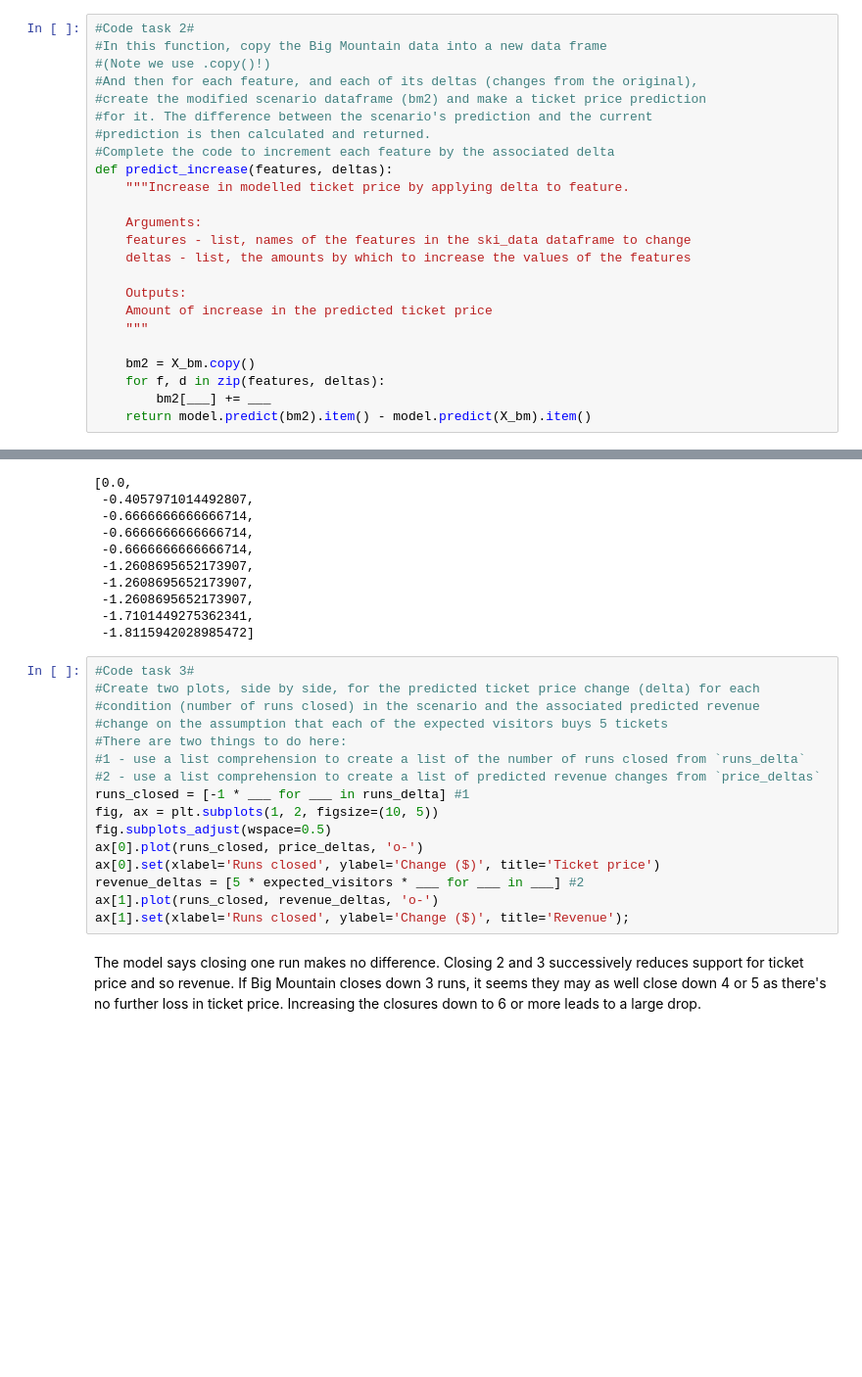
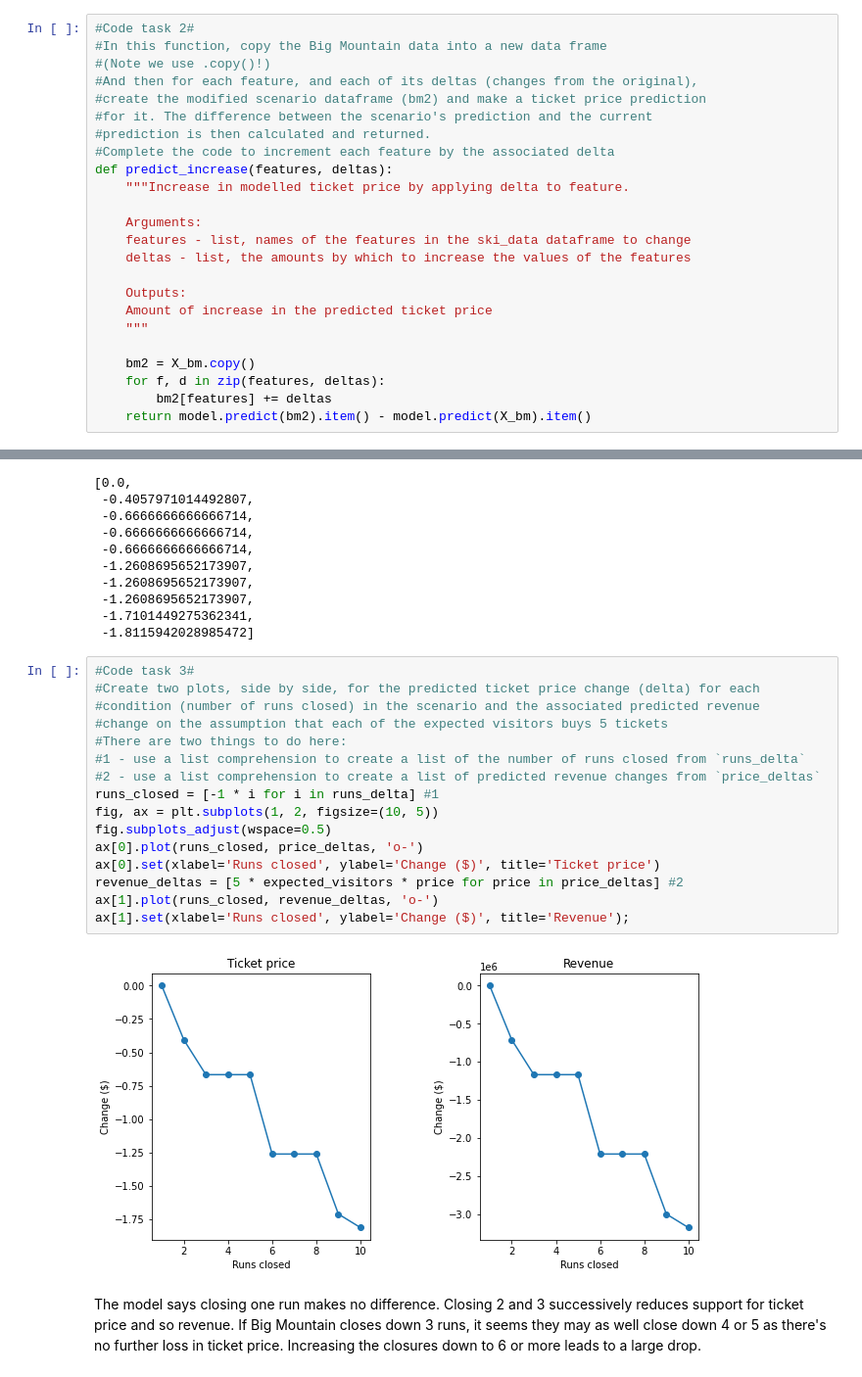
Before and after one commit to naturesbless/DataScienceGuidedCapstone, a Jupyter notebook: Notebooks/05_modeling.ipynb, the cells around one changed output, grey strips where cells are left out. Shown: that part at 98% size. Drawn from its saved outputs; the diff is of its cells as text; blank space fills up the shorter version.

```diff
--- a/Notebooks/05_modeling.ipynb
+++ b/Notebooks/05_modeling.ipynb
@@ -311,7 +311,7 @@ def predict_increase(features, deltas):
 
     bm2 = X_bm.copy()
     for f, d in zip(features, deltas):
-        bm2[___] += ___
+        bm2[features] += deltas
     return model.predict(bm2).item() - model.predict(X_bm).item()
 # %% [markdown]
 ### 5.9.1 Scenario 1<a id='5.9.1_Scenario_1'></a>
@@ -340,19 +340,21 @@ price_deltas
 # %%
 #Code task 3#
 #Create two plots, side by side, for the predicted ticket price change (delta) for each
 #condition (number of runs closed) in the scenario and the associated predicted revenue
 #change on the assumption that each of the expected visitors buys 5 tickets
 #There are two things to do here:
 #1 - use a list comprehension to create a list of the number of runs closed from `runs_delta`
 #2 - use a list comprehension to create a list of predicted revenue changes from `price_deltas`
-runs_closed = [-1 * ___ for ___ in runs_delta] #1
+runs_closed = [-1 * i for i in runs_delta] #1
 fig, ax = plt.subplots(1, 2, figsize=(10, 5))
 fig.subplots_adjust(wspace=0.5)
 ax[0].plot(runs_closed, price_deltas, 'o-')
 ax[0].set(xlabel='Runs closed', ylabel='Change ($)', title='Ticket price')
-revenue_deltas = [5 * expected_visitors * ___ for ___ in ___] #2
+revenue_deltas = [5 * expected_visitors * price for price in price_deltas] #2
 ax[1].plot(runs_closed, revenue_deltas, 'o-')
 ax[1].set(xlabel='Runs closed', ylabel='Change ($)', title='Revenue');
+# %% [output]
+[figure, added]
 # %% [markdown]
 The model says closing one run makes no difference. Closing 2 and 3 successively reduces support for ticket price and so revenue. If Big Mountain closes down 3 runs, it seems they may as well close down 4 or 5 as there's no further loss in ticket price. Increasing the closures down to 6 or more leads to a large drop.
 # %% [markdown]
```
Also changed, not shown: parts of 8 cells of this notebook.
